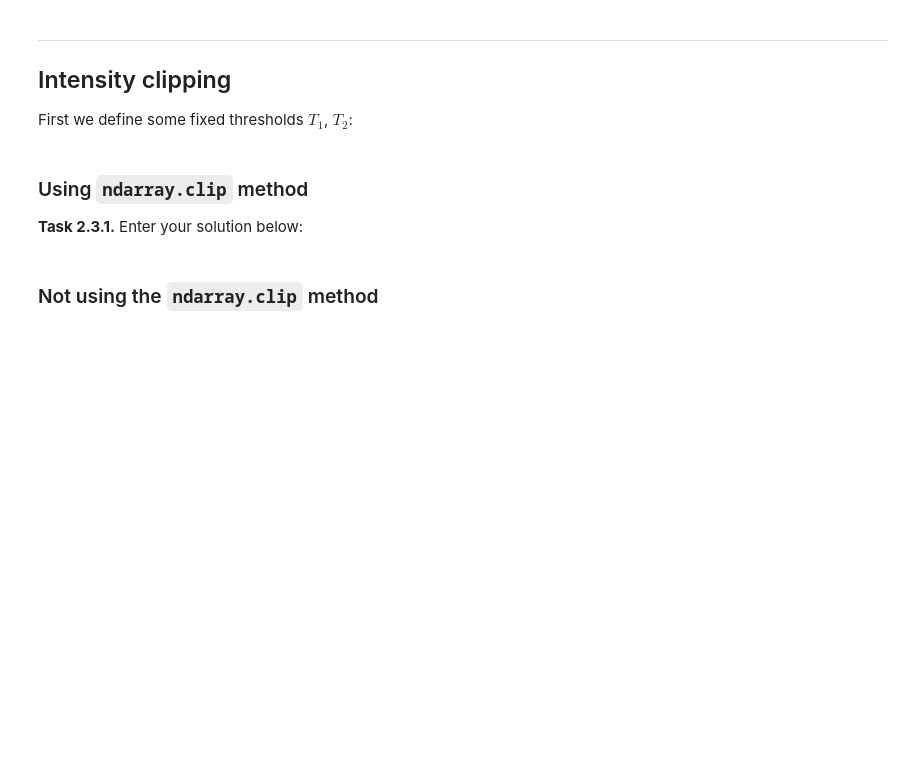
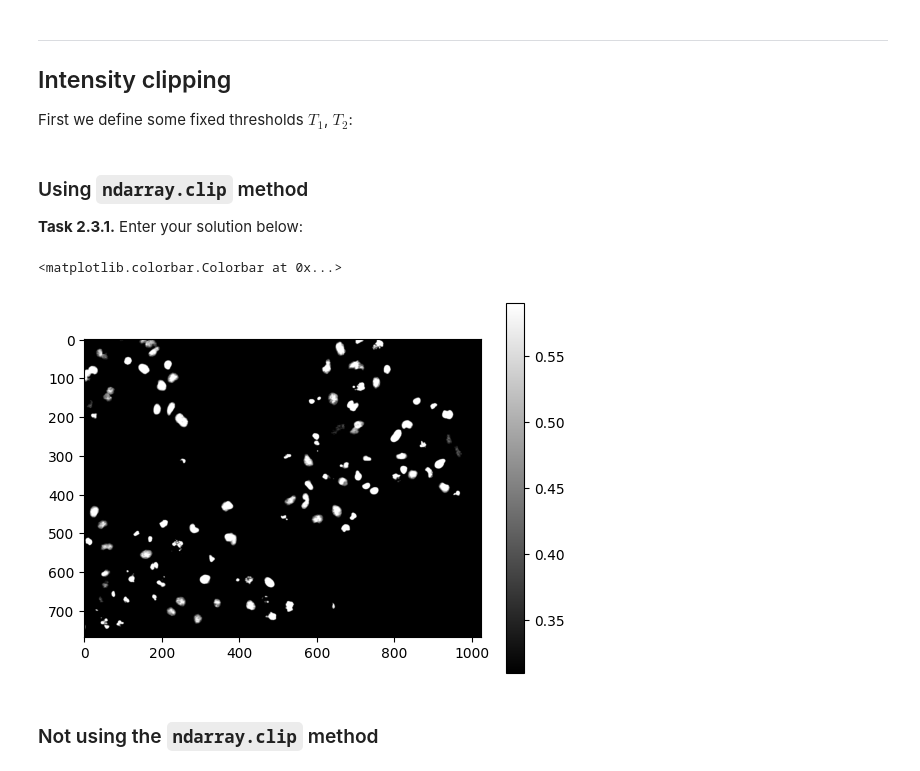
Before and after one commit to SophiaMohr/mobi-fs3-python, a Jupyter notebook: task2.ipynb, the cells around one changed output. Drawn from its saved outputs; the diff is of its cells as text; code cells hidden in the pictures; blank space fills up the shorter version.

```diff
--- a/task2.ipynb
+++ b/task2.ipynb
@@ -35,6 +56,13 @@ T2 = 0.59
 ### Using `ndarray.clip` method
 
 **<a id="#">Task 2.3.1.</a>** Enter your solution below:
+# %%
+c1 = img.clip(T1, T2)
+plt.imshow(c1, 'grey')
+plt.colorbar()
+# %% [output]
+<matplotlib.colorbar.Colorbar at 0x...>
+[figure, added]
 # %% [markdown]
 ### Not using the `ndarray.clip` method
 # %% [markdown]
```
Also changed, not shown: parts of 8 cells of this notebook.
